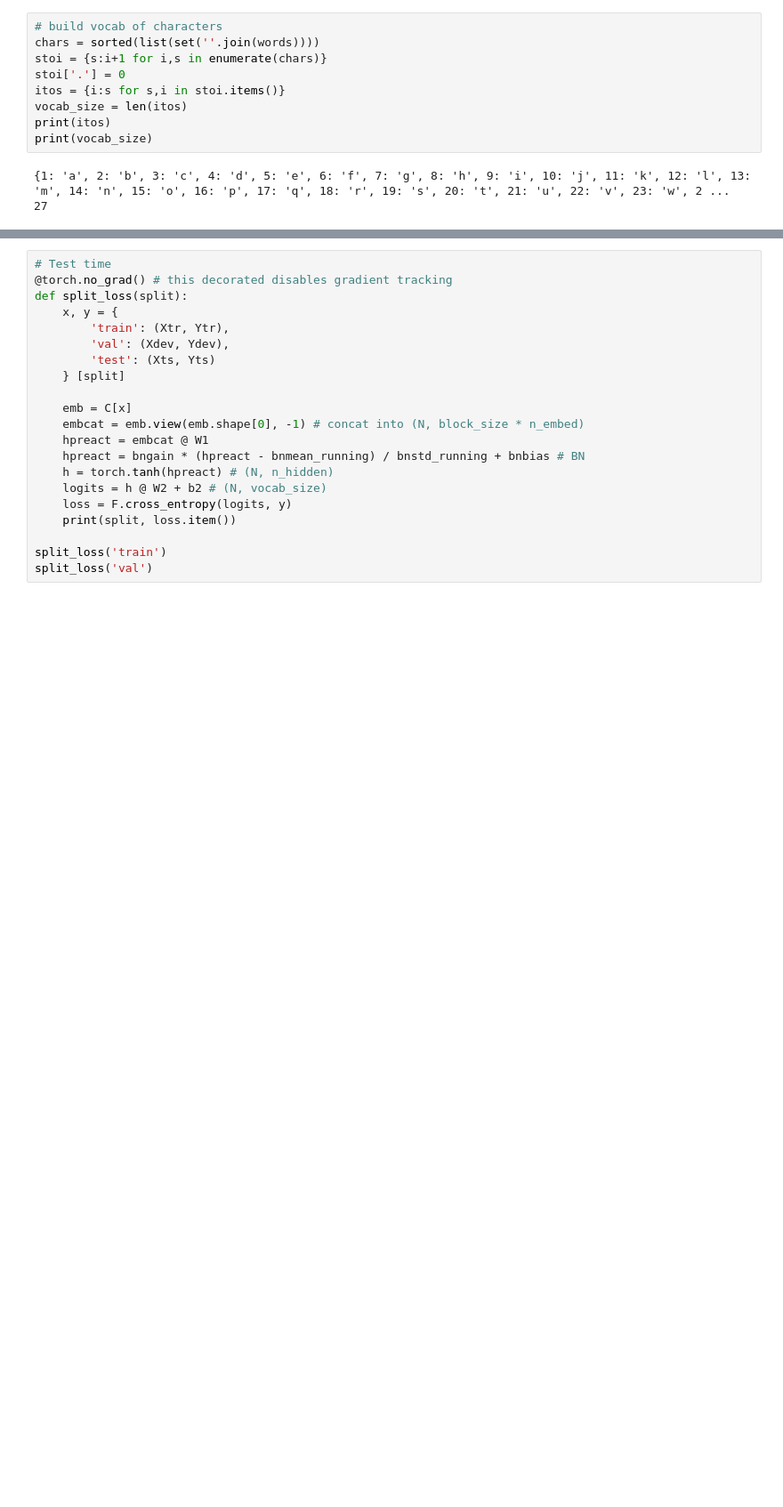
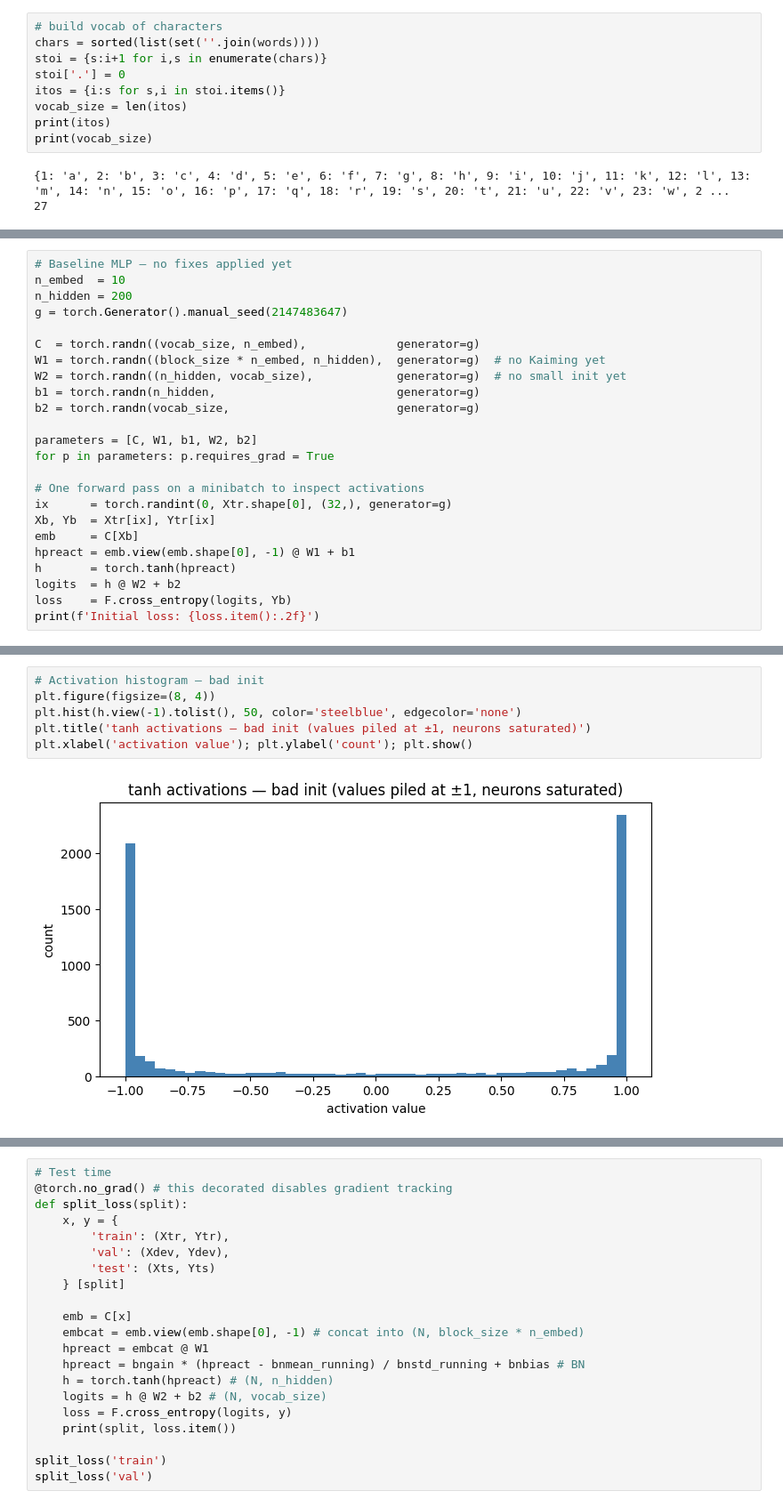
Before and after one commit to khooax/building-gpt-from-scratch, a Jupyter notebook: notebooks/03_mlp_batchnorm-2.ipynb, the cells around one changed output, grey strips where cells are left out. Shown at 89% size. Cells and saved outputs as stored; diff of their text form; blank space fills up the shorter version.

```diff
--- a/notebooks/names_v3_batchnorm.ipynb
+++ b/notebooks/03_mlp_batchnorm-2.ipynb
@@ -70,0 +73,24 @@ torch.Size([22799, 3]) torch.Size([22799])
+# %%
+# Baseline MLP — no fixes applied yet
+n_embed  = 10
+n_hidden = 200
+g = torch.Generator().manual_seed(2147483647)
+
+C  = torch.randn((vocab_size, n_embed),             generator=g)
+W1 = torch.randn((block_size * n_embed, n_hidden),  generator=g)  # no Kaiming yet
+W2 = torch.randn((n_hidden, vocab_size),            generator=g)  # no small init yet
+b1 = torch.randn(n_hidden,                          generator=g)
+b2 = torch.randn(vocab_size,                        generator=g)
+
+parameters = [C, W1, b1, W2, b2]
+for p in parameters: p.requires_grad = True
+
+# One forward pass on a minibatch to inspect activations
+ix      = torch.randint(0, Xtr.shape[0], (32,), generator=g)
+Xb, Yb  = Xtr[ix], Ytr[ix]
+emb     = C[Xb]
+hpreact = emb.view(emb.shape[0], -1) @ W1 + b1
+h       = torch.tanh(hpreact)
+logits  = h @ W2 + b2
+loss    = F.cross_entropy(logits, Yb)
+print(f'Initial loss: {loss.item():.2f}')
@@ -70,0 +114,8 @@ torch.Size([22799, 3]) torch.Size([22799])
+# %%
+# Activation histogram — bad init
+plt.figure(figsize=(8, 4))
+plt.hist(h.view(-1).tolist(), 50, color='steelblue', edgecolor='none')
+plt.title('tanh activations — bad init (values piled at ±1, neurons saturated)')
+plt.xlabel('activation value'); plt.ylabel('count'); plt.show()
+# %% [output]
+[figure, added]
```
Also changed, not shown: parts of 32 cells of this notebook, 10 other files.
